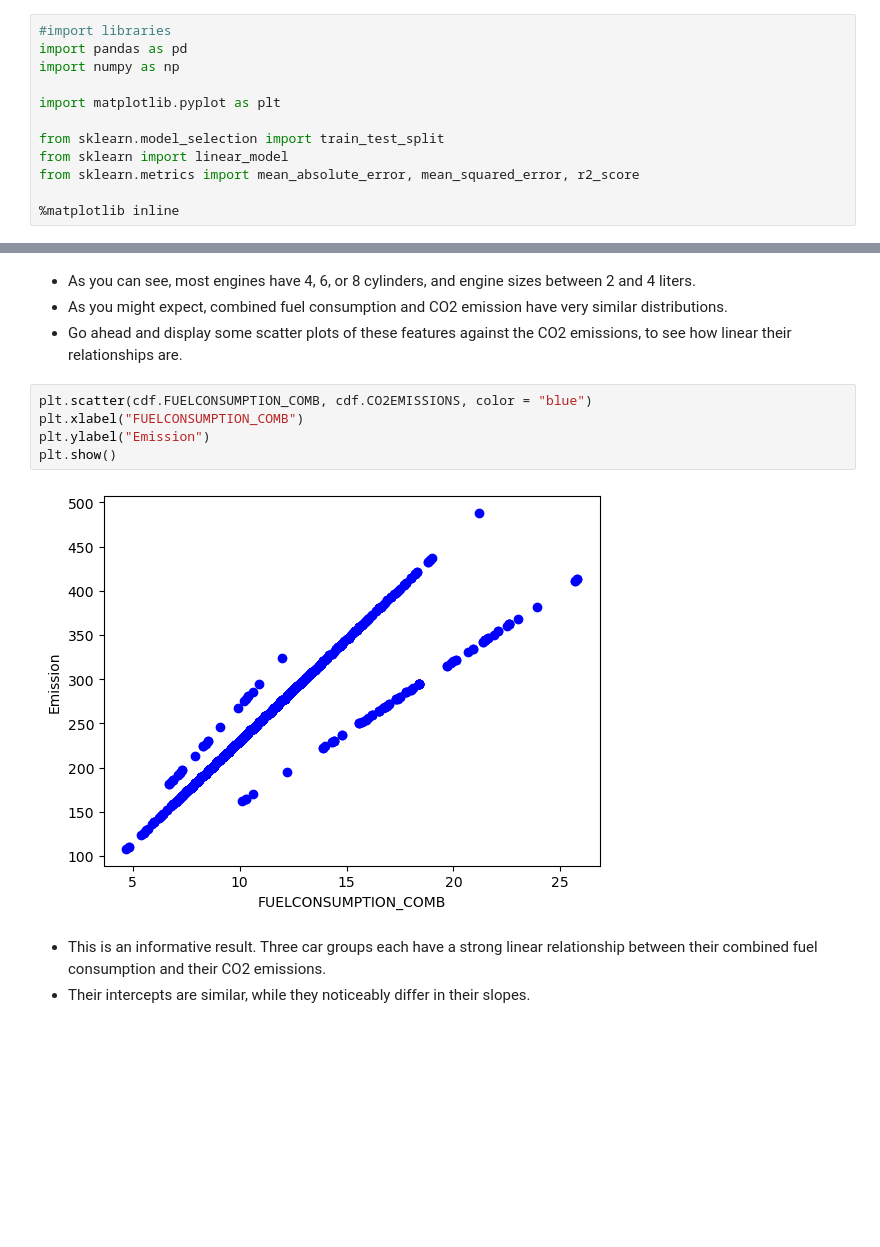
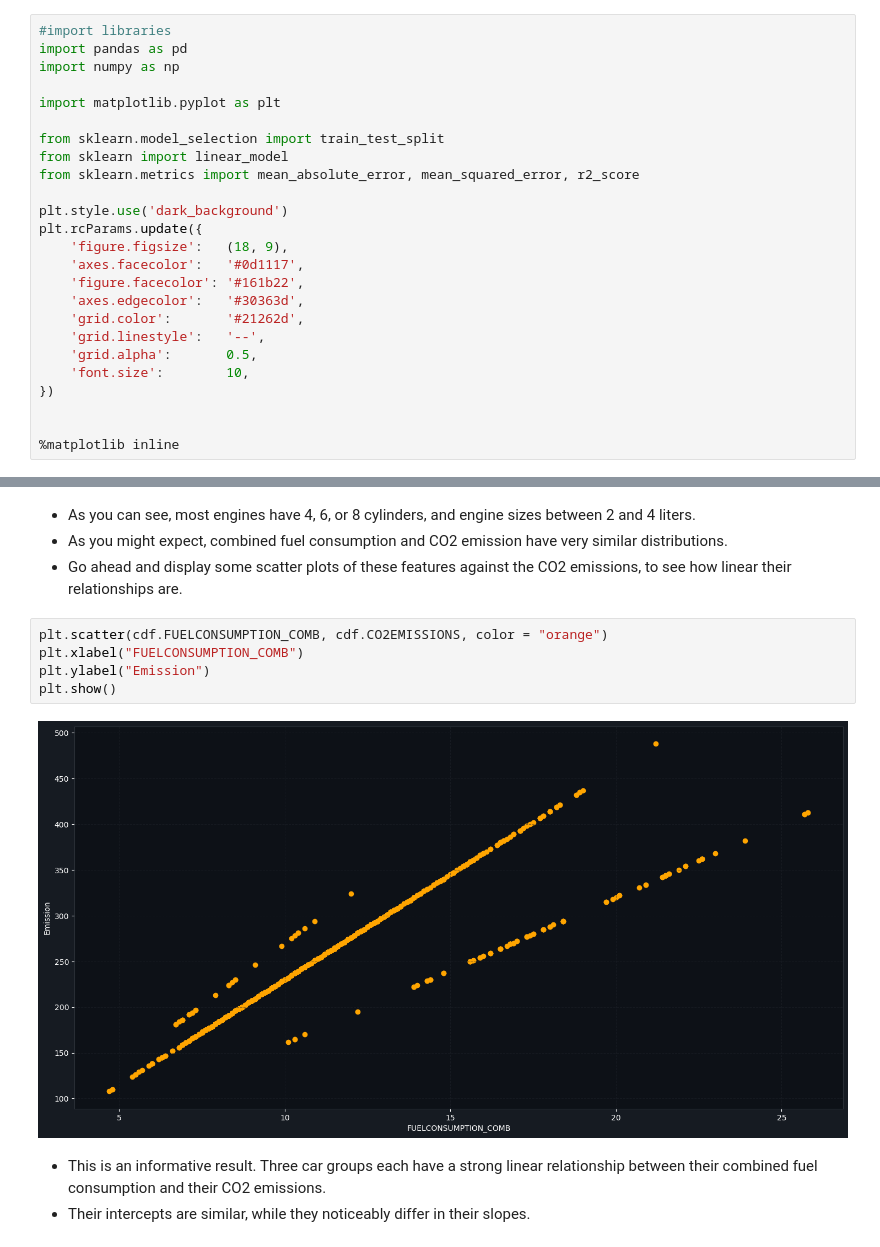
Before and after one commit to antonio-xrp/data_science_ibm, a Jupyter notebook: notebooks/data_science/1.supervisado/1.0_linear_regression.ipynb, the cells around one changed output, grey strips where cells are left out. Drawn from its saved outputs; the diff is of its cells as text; blank space fills up the shorter version.

```diff
--- a/notebooks/data_science/1.supervisado/1.0_linear_regression.ipynb
+++ b/notebooks/data_science/1.supervisado/1.0_linear_regression.ipynb
@@ -15,6 +15,19 @@ from sklearn.model_selection import train_test_split
 from sklearn import linear_model
 from sklearn.metrics import mean_absolute_error, mean_squared_error, r2_score
 
+plt.style.use('dark_background')
+plt.rcParams.update({
+    'figure.figsize':   (18, 9),
+    'axes.facecolor':   '#0d1117',
+    'figure.facecolor': '#161b22',
+    'axes.edgecolor':   '#30363d',
+    'grid.color':       '#21262d',
+    'grid.linestyle':   '--',
+    'grid.alpha':       0.5,
+    'font.size':        10,
+})
+
+
 %matplotlib inline
 # %%
 # Load dataset
@@ -104,12 +117,12 @@ plt.show()
 - As you might expect, combined fuel consumption and CO2 emission have very similar distributions.
 - Go ahead and display some scatter plots of these features against the CO2 emissions, to see how linear their relationships are.
 # %%
-plt.scatter(cdf.FUELCONSUMPTION_COMB, cdf.CO2EMISSIONS, color = "blue")
+plt.scatter(cdf.FUELCONSUMPTION_COMB, cdf.CO2EMISSIONS, color = "orange")
 plt.xlabel("FUELCONSUMPTION_COMB")
 plt.ylabel("Emission")
 plt.show()
 # %% [output]
-[figure, old version]
+[figure, new version]
 # %% [markdown]
 - This is an informative result. Three car groups each have a strong linear relationship between their combined fuel consumption and their CO2 emissions.
 - Their intercepts are similar, while they noticeably differ in their slopes.
```
Also changed, not shown: parts of 11 cells of this notebook.
